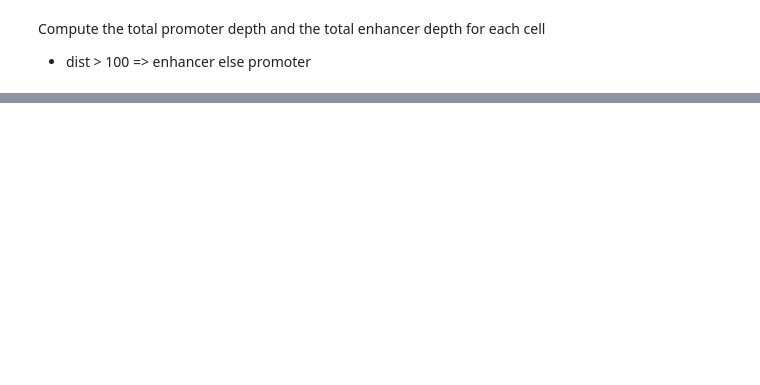
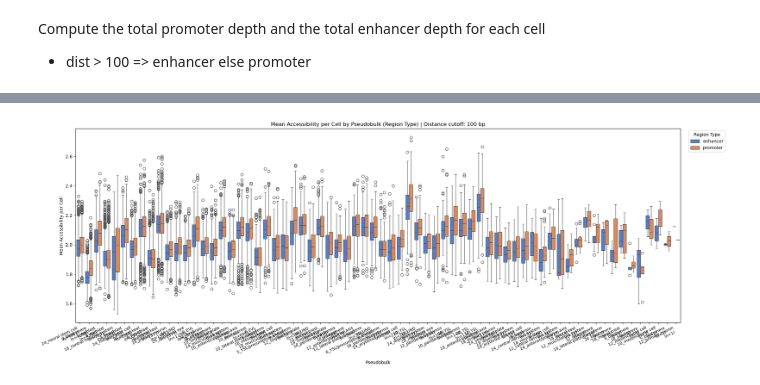
Before and after one commit to mourouzidou/zebrafish_development, a Jupyter notebook: notebooks/embryo/prepare_ATAC_data.ipynb, the cells around one changed output, grey strips where cells are left out. Drawn from its saved outputs; the diff is of its cells as text; code cells hidden in the pictures; blank space fills up the shorter version.

```diff
--- a/notebooks/embryo/prepare_ATAC_data.ipynb
+++ b/notebooks/embryo/prepare_ATAC_data.ipynb
@@ -364,0 +304,11 @@ plot_summary_accessibility(
+# %%
+plot_summary_accessibility(
+    summary_100,
+    gen_info="region_type",
+    group_by="pseudobulk",
+    dist=100,
+    show=True,
+    save_path="../../data/embryo/plots/boxplot_mean_accessibility_per_celltype_regiontype_100bp.png"
+)
+# %% [output]
+[figure, added]
```
Also changed, not shown: parts of 11 cells of this notebook, 22 other files.
